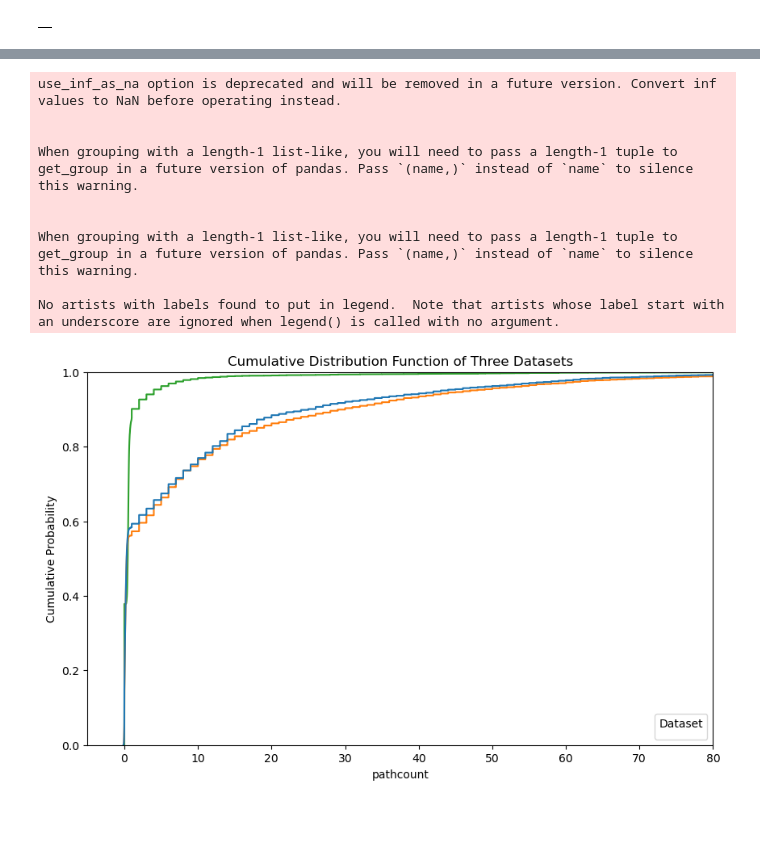
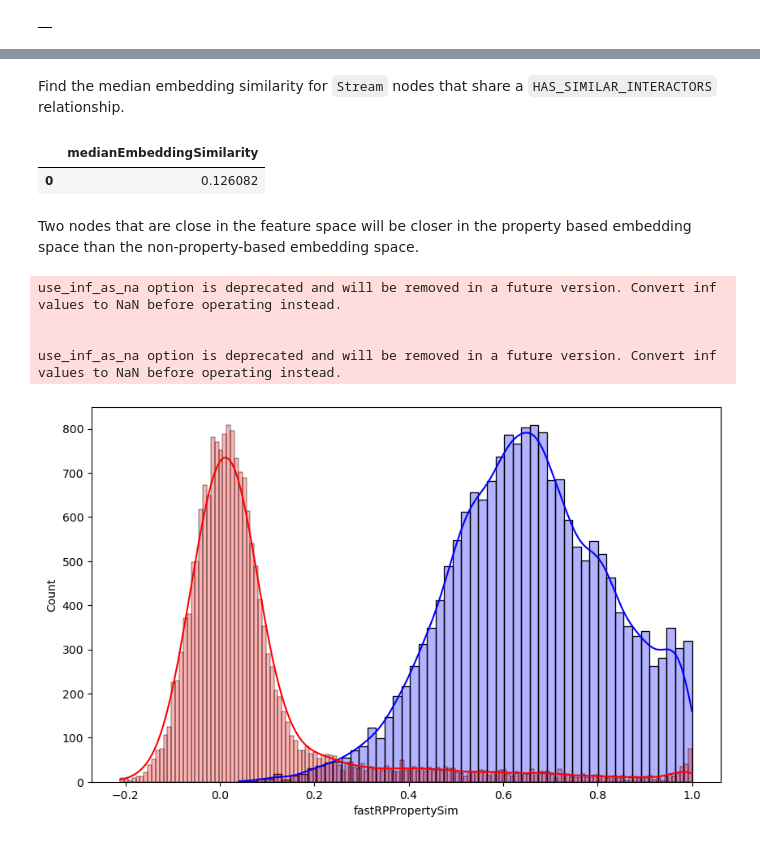
Before and after one commit to smithna/fastrp-deep-dive, a Jupyter notebook: DescriptionEmbedding.ipynb, the cells around one changed output, grey strips where cells are left out. Cells and saved outputs as stored; diff of their text form; code cells hidden in the pictures; blank space fills up the shorter version.

```diff
--- a/DescriptionEmbedding.ipynb
+++ b/DescriptionEmbedding.ipynb
@@ -301,33 +369,27 @@ use_inf_as_na option is deprecated and will be removed in a future version. Conv
-# %%
-combined_df = pd.concat([prop_neighbors_df, no_prop_neighbors_df, description_neighbors_df], axis=1, keys=['Property fastRP', 'No property fastRP', 'Description embedding'])
-
-# Step 2: Melt the dataframe to long format
-melted_df = combined_df.melt(var_name='Dataset', value_name='pathCount')
-
-# Step 3: Create the CDF plot
-plt.figure(figsize=(10, 6))
-sns.ecdfplot(data=melted_df, x='pathCount', hue='Dataset')
-
-# Step 4: Customize the plot
-plt.title('Cumulative Distribution Function of Three Datasets')
-plt.xlabel('pathcount')
-plt.ylabel('Cumulative Probability')
-plt.xlim(right=80)
-plt.xlim(left=-5)
-
-# Step 5: Add a legend
-plt.legend(title='Dataset')
-
-# Step 6: Show the plot
-plt.show()
-# %% [output]
-use_inf_as_na option is deprecated and will be removed in a future version. Convert inf values to NaN before operating instead.
-
-
-When grouping with a length-1 list-like, you will need to pass a length-1 tuple to get_group in a future version of pandas. Pass `(name,)` instead of `name` to silence this warning.
-
-
-When grouping with a length-1 list-like, you will need to pass a length-1 tuple to get_group in a future version of pandas. Pass `(name,)` instead of `name` to silence this warning.
-
-No artists with labels found to put in legend.  Note that artists whose label start with an underscore are ignored when legend() is called with no argument.
-[figure, removed]
+# %% [markdown]
+Find the median embedding similarity for `Stream` nodes that share a `HAS_SIMILAR_INTERACTORS` relationship.
+# %%
+gds.run_cypher("""
+MATCH (s1:Stream)-[:HAS_SIMILAR_INTERACTORS]->(s2)
+WHERE s1.descriptionEmbedding IS NOT NULL
+AND s2.descriptionEmbedding IS NOT NULL
+RETURN percentileCont(gds.similarity.cosine(s1.descriptionEmbedding, s2.descriptionEmbedding), 0.5) AS medianEmbeddingSimilarity
+""")
+# %% [output]
+|  | medianEmbeddingSimilarity |
+| 0 | 0.126082 |
+# %% [markdown]
+Two nodes that are close in the feature space will be closer in the property based embedding space than the non-property-based embedding space.
+# %%
+plt.figure(figsize=(10, 6))
+
+sns.histplot(data=description_neighbors_df, x='fastRPPropertySim', kde=True, color='blue', alpha=0.3, label='FastRP with properties')
+sns.histplot(data=description_neighbors_df, x='fastRPNoPropertySim', kde=True, color='red', alpha=0.3, label='FastRP without properties')
+
+plt.show()
+# %% [output]
+use_inf_as_na option is deprecated and will be removed in a future version. Convert inf values to NaN before operating instead.
+
+
+use_inf_as_na option is deprecated and will be removed in a future version. Convert inf values to NaN before operating instead.
+[figure, added]
```
Also changed, not shown: parts of 40 cells of this notebook, 1 other file.
